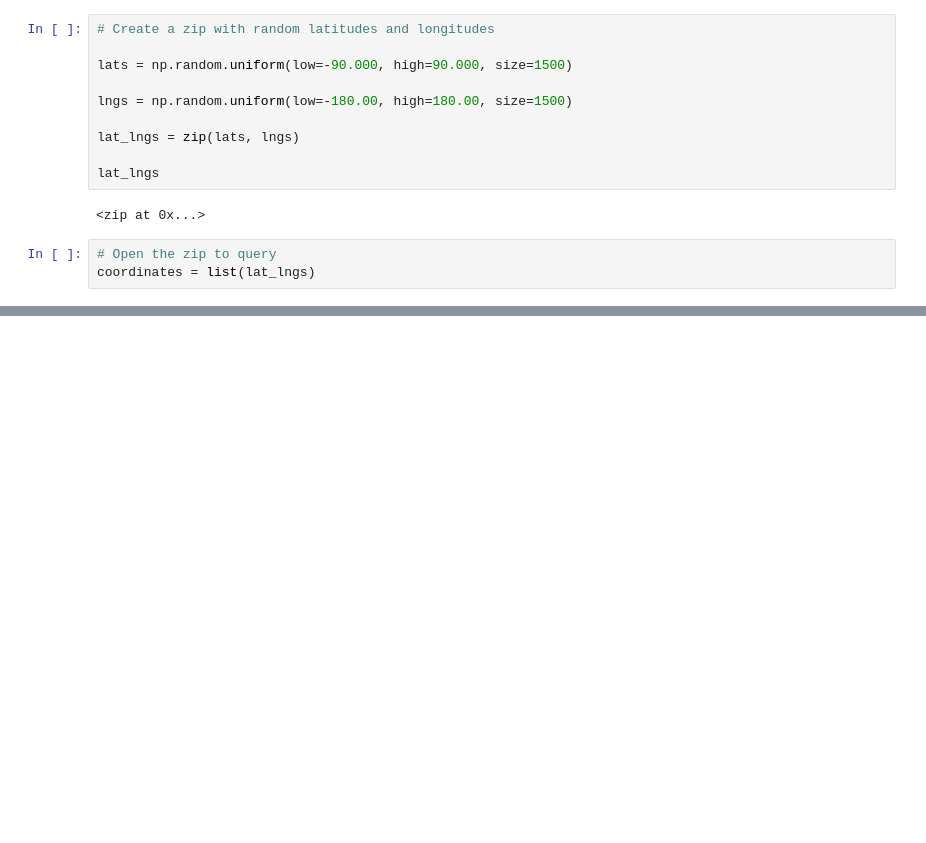
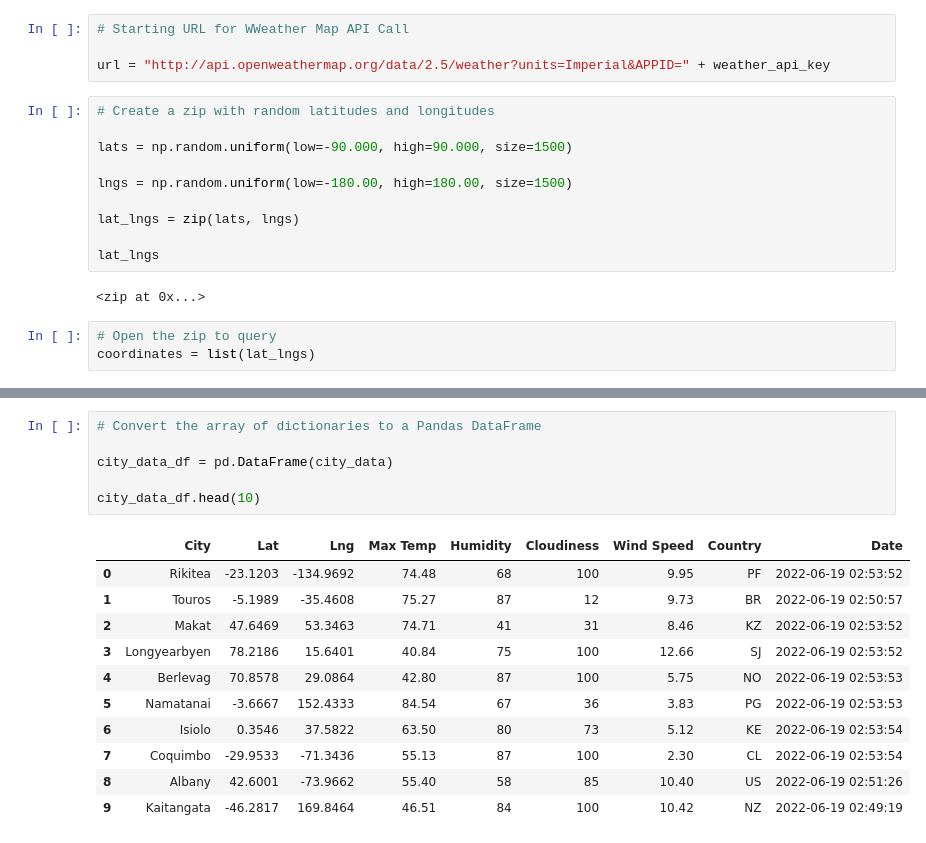
Before and after one commit to Keeron12/Woeld_Weather_Analysis, a Jupyter notebook: WeatherPy.ipynb, the cells around one changed output, grey strips where cells are left out. Cells and saved outputs as stored; diff of their text form; blank space fills up the shorter version.

Commit message:
Modifying WeatherPy file.

```diff
--- a/WeatherPy.ipynb
+++ b/WeatherPy.ipynb
@@ -13,3 +21,7 @@ import numpy as np
+# %%
+# Starting URL for WWeather Map API Call
+
+url = "http://api.openweathermap.org/data/2.5/weather?units=Imperial&APPID=" + weather_api_key
 # %%
 # Create a zip with random latitudes and longitudes
 
@@ -49,0 +193,18 @@ len(cities)
+# %%
+# Convert the array of dictionaries to a Pandas DataFrame
+
+city_data_df = pd.DataFrame(city_data)
+
+city_data_df.head(10)
+# %% [output]
+|  | City | Lat | Lng | Max Temp | Humidity | Cloudiness | Wind Speed | Country | Date |
+| 0 | Rikitea | -23.1203 | -134.9692 | 74.48 | 68 | 100 | 9.95 | PF | 2022-06-19 02:53:52 |
+| 1 | Touros | -5.1989 | -35.4608 | 75.27 | 87 | 12 | 9.73 | BR | 2022-06-19 02:50:57 |
+| 2 | Makat | 47.6469 | 53.3463 | 74.71 | 41 | 31 | 8.46 | KZ | 2022-06-19 02:53:52 |
+| 3 | Longyearbyen | 78.2186 | 15.6401 | 40.84 | 75 | 100 | 12.66 | SJ | 2022-06-19 02:53:52 |
+| 4 | Berlevag | 70.8578 | 29.0864 | 42.80 | 87 | 100 | 5.75 | NO | 2022-06-19 02:53:53 |
+| 5 | Namatanai | -3.6667 | 152.4333 | 84.54 | 67 | 36 | 3.83 | PG | 2022-06-19 02:53:53 |
+| 6 | Isiolo | 0.3546 | 37.5822 | 63.50 | 80 | 73 | 5.12 | KE | 2022-06-19 02:53:54 |
+| 7 | Coquimbo | -29.9533 | -71.3436 | 55.13 | 87 | 100 | 2.30 | CL | 2022-06-19 02:53:54 |
+| 8 | Albany | 42.6001 | -73.9662 | 55.40 | 58 | 85 | 10.40 | US | 2022-06-19 02:51:26 |
+| 9 | Kaitangata | -46.2817 | 169.8464 | 46.51 | 84 | 100 | 10.42 | NZ | 2022-06-19 02:49:19 |
```
Also changed, not shown: parts of 5 cells of this notebook.
